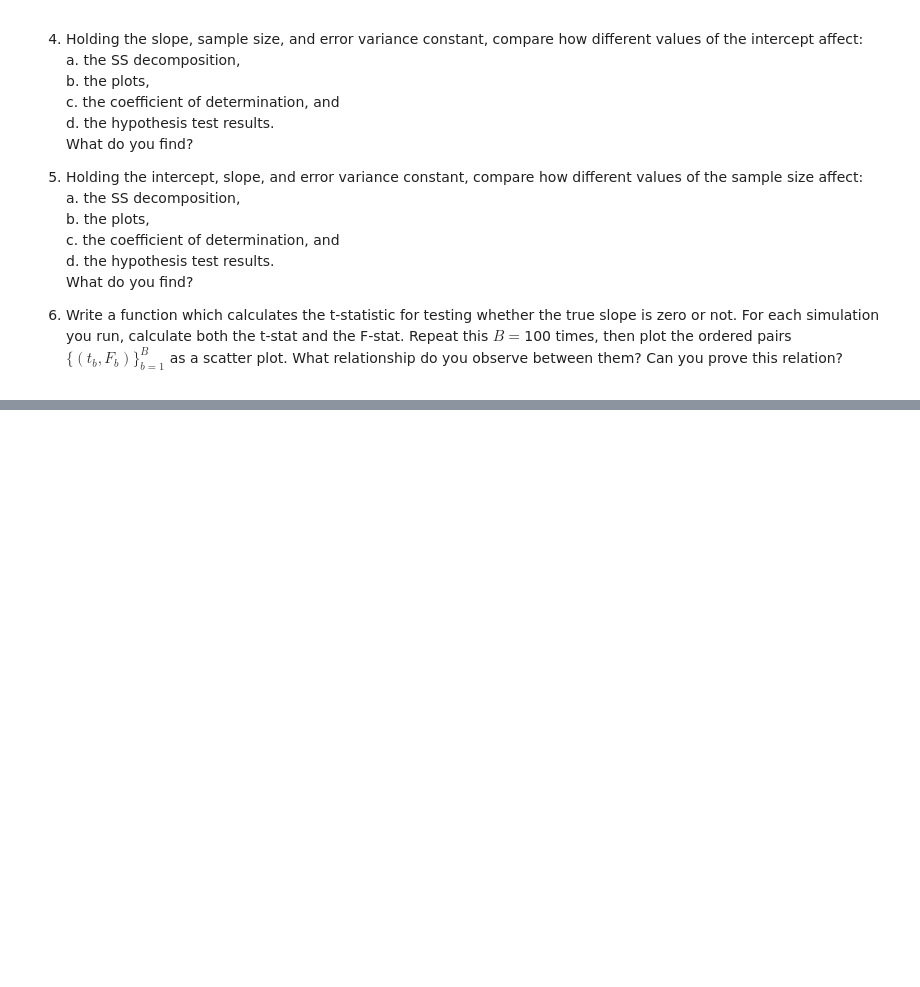
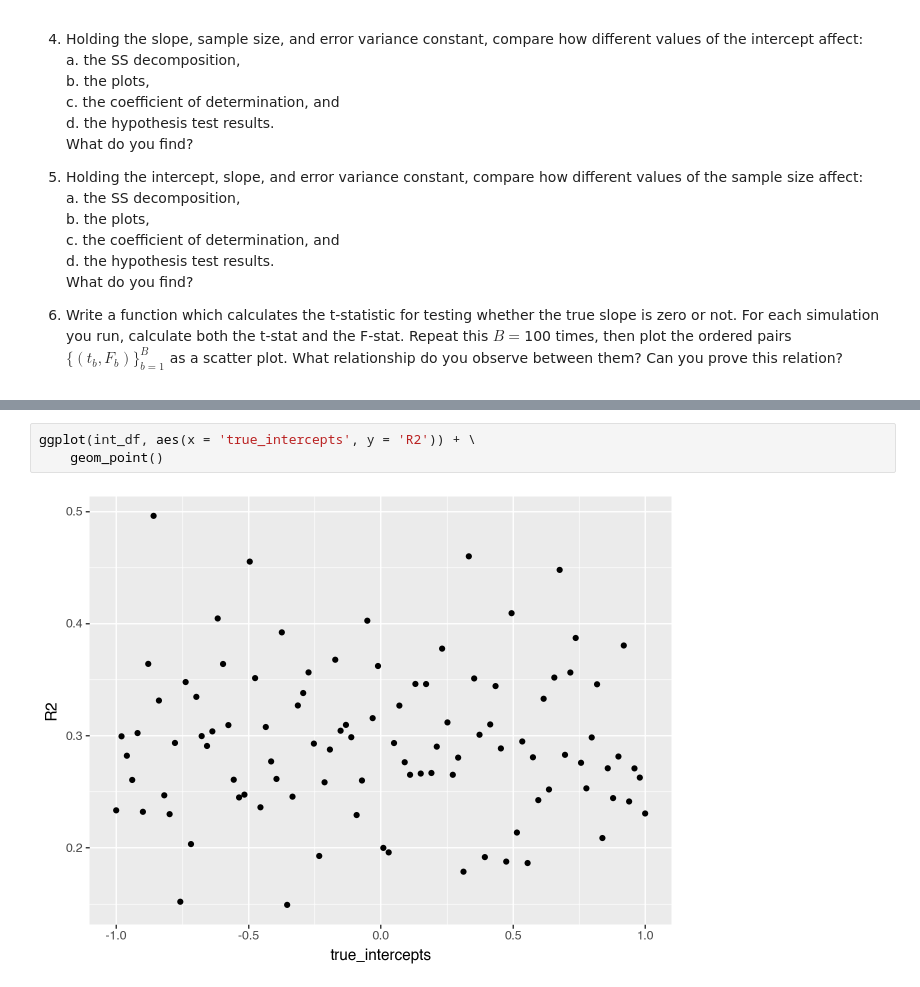
Before and after one commit to zhangshiman22/regression_f25, a Jupyter notebook: Code/SS_decomp_sim.ipynb, the cells around one changed output, grey strips where cells are left out. Drawn from its saved outputs; the diff is of its cells as text; blank space fills up the shorter version.

```diff
--- a/Code/SS_decomp_sim.ipynb
+++ b/Code/SS_decomp_sim.ipynb
@@ -222,0 +512,5 @@ Coefficient of Determination, R^2 is: 0.0462
+# %%
+ggplot(int_df, aes(x = 'true_intercepts', y = 'R2')) + \
+    geom_point()
+# %% [output]
+[figure, added]
```
Also changed, not shown: parts of 18 cells of this notebook, 1 other file.
